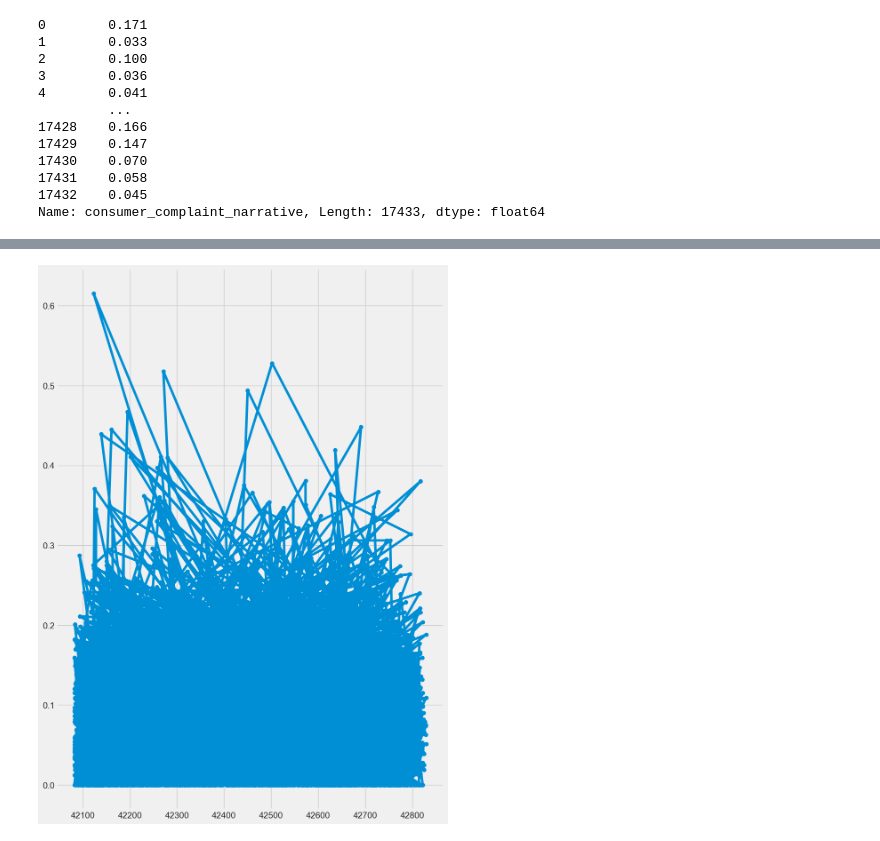
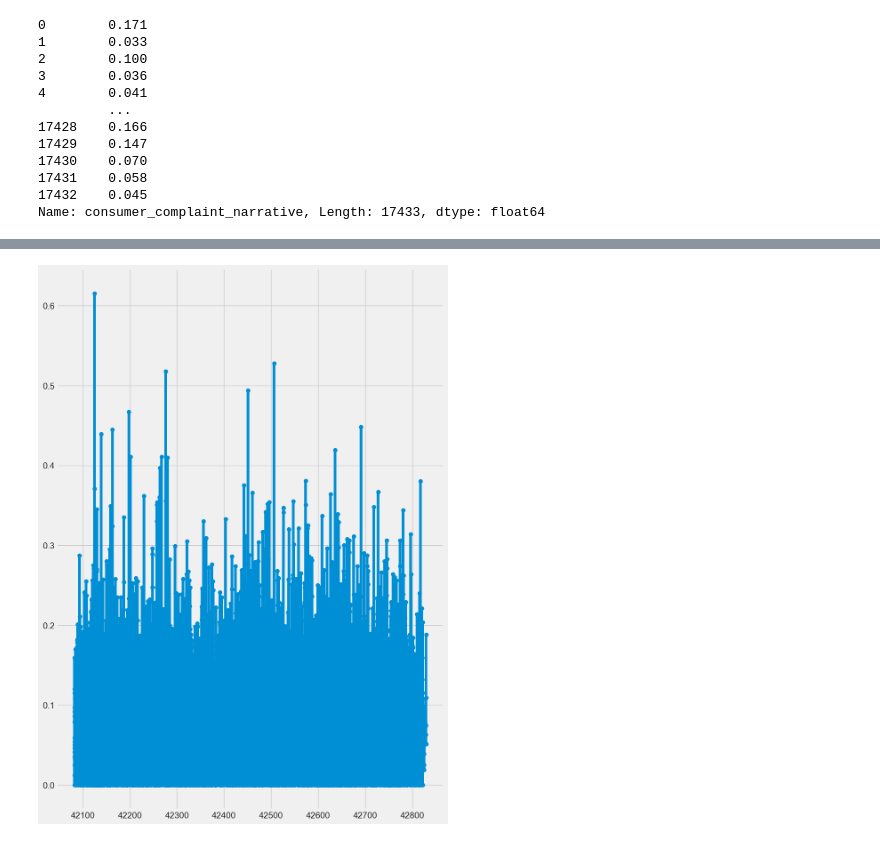
Before and after one commit to Fairie0723/CreditCardComp, a Jupyter notebook: Main.ipynb, the cells around one changed output, grey strips where cells are left out. Drawn from its saved outputs; the diff is of its cells as text; code cells hidden in the pictures.

```diff
--- a/Main.ipynb
+++ b/Main.ipynb
@@ -160,3 +160,7 @@ df.head()
 | 2 | 42139 | Credit card | NaN | Billing disputes | NaN | -- -- -- -- -- Forwarded message ... | NaN | ... |
 | 3 | 42155 | Credit card | NaN | Other fee | NaN | -- Price gauging with foreign tra... | Company chooses not to provide a ... | ... |
 | 4 | 42631 | Credit card | NaN | Rewards | NaN | -I have filed a claim already and... | NaN | ... |
+# %%
+
+df['new_date'] = df['date_sent_to_company'].apply(float)
+df.info()
@@ -163,11 +185,11 @@ df.head()
 # %%
 # Plot sentiment over date column
 
-df.sort_values(by='date_received')
+df.sort_values(by='new_date', inplace=True)
 
 plt.figure(figsize=(10,15))
-plt.plot(df['date_received'], df['consumer_complaint_score'], marker = 'o')
+plt.plot(df['new_date'], df['consumer_complaint_score'], marker = 'o')
 
 plt.show()
 # %% [output]
-[figure, old version]
+[figure, new version]
```
Also changed, not shown: parts of 1 cell of this notebook.
